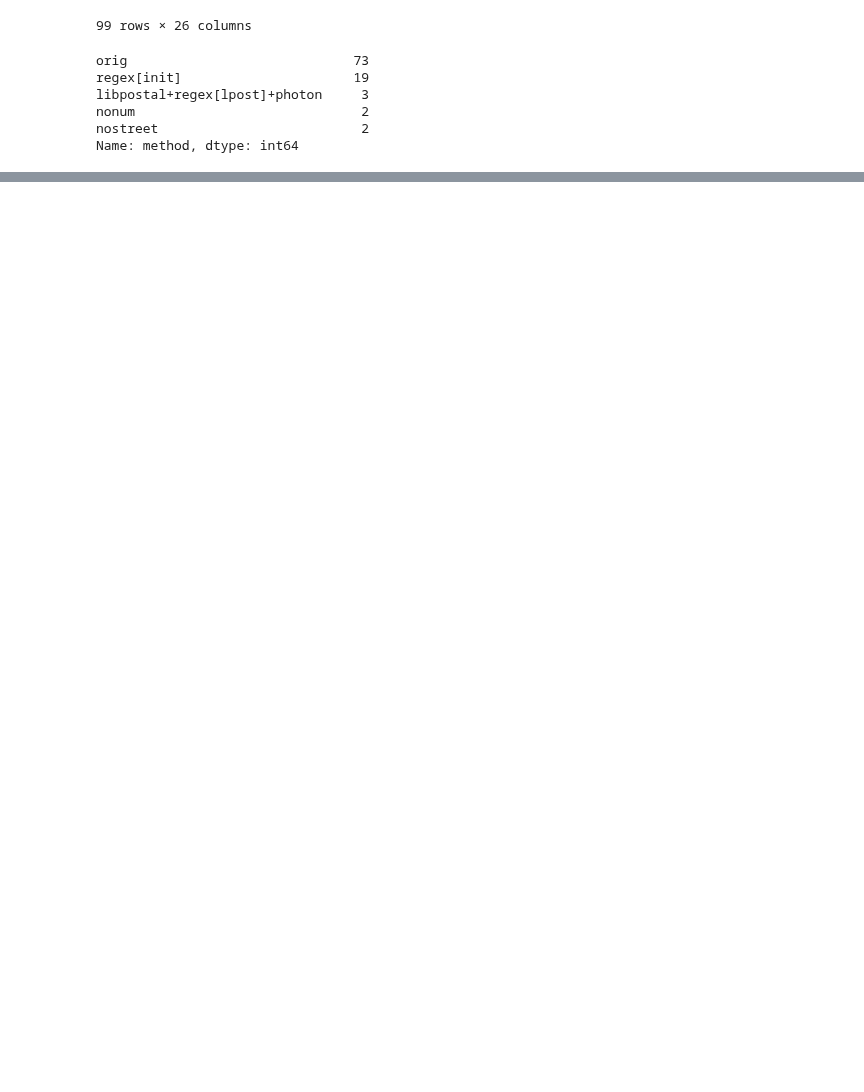
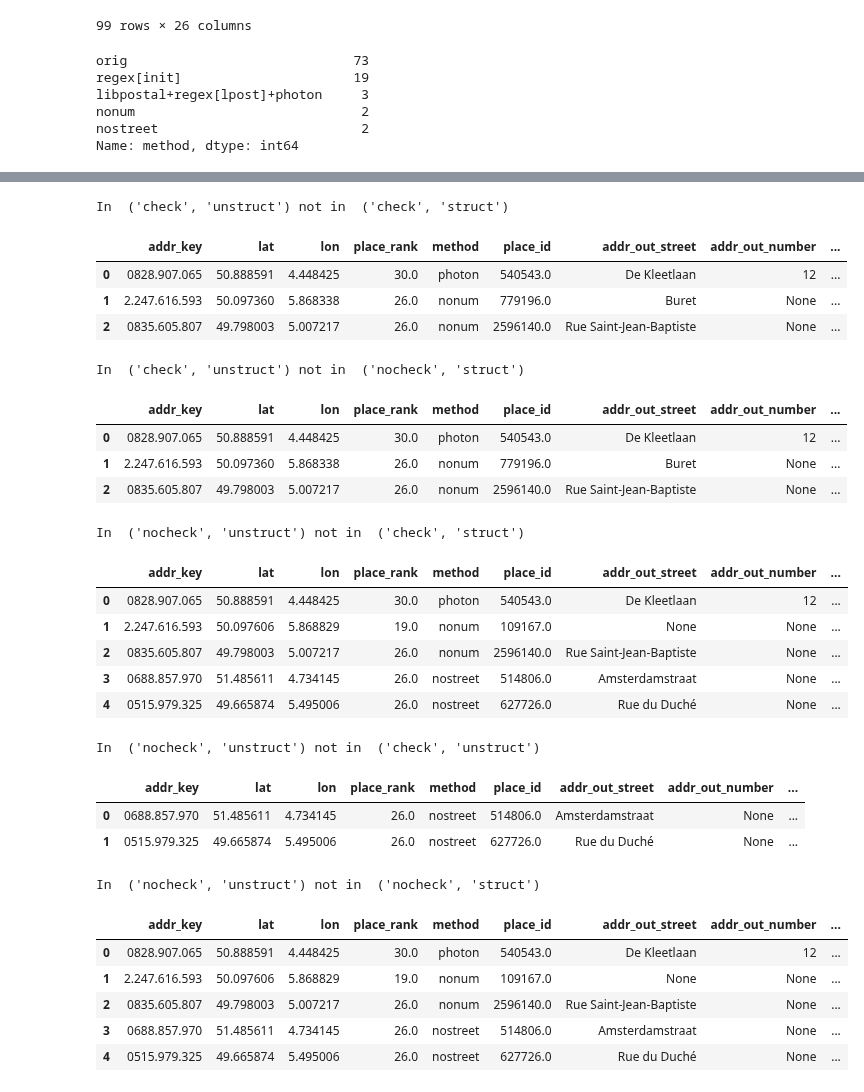
Before and after one commit to SmalsResearch/NominatimWrapper, a Jupyter notebook: AddressCleanserREST_test.ipynb, the cells around one changed output, grey strips where cells are left out. Saved outputs shown, nothing was run; the diff lists cells and outputs as text; code cells hidden in the pictures; blank space fills up the shorter version.

```diff
--- a/AddressCleanserREST_test.ipynb
+++ b/AddressCleanserREST_test.ipynb
@@ -277,0 +307,2 @@ df_res
+# %%
+results[("check", "unstruct")] = call_ws_batch_chunks(addresses, mode="short", check_result=True, structured_osm=False)
@@ -277,0 +331,14 @@ df_res
+# %%
+vc_values = pd.DataFrame(columns=results.keys(), index=results.keys())
+for k1 in results:
+    for k2 in results:
+        if k1>=k2:
+            r1=results[k1]
+            r2=results[k2]
+            mg = r1[["addr_key", "place_id"]].merge(r2[["addr_key", "place_id"]], on="addr_key", how="outer", indicator=True)
+            vc = mg._merge.value_counts()
+
+            #print(f"{str(k1):25} vs {str(k2):25} : {vc['both']}/{vc['left_only']}/{vc['right_only']}")
+            vc_values.loc[k1, k2]=f"{vc['both']} ({mg[mg.place_id_x == mg.place_id_y].shape[0]}) / {vc['left_only']} / {vc['right_only']}"
+print("Common in both (agree on result) / results only for row / results only for columns")
+vc_values.fillna("")
@@ -277,0 +353,46 @@ df_res
+# %%
+for k1 in results:
+    for k2 in results:
+        if k1>k2:
+            r1=results[k1]
+            r2=results[k2]
+            mg = r1[["addr_key", "place_id"]].merge(r2[["addr_key", "place_id"]], on="addr_key", how="outer", indicator=True)
+
+            if (mg._merge=="left_only").any() :
+                print("In ", k1, "not in ", k2)
+
+                display(r1[r1.addr_key.isin(mg[mg._merge=="left_only"].addr_key)].merge(addresses.rename({addr_key_field:"addr_key"}, axis=1)))
+
+            if (mg._merge=="right_only").any() :
+                print("In ", k2, "not in ", k1)
+
+                display(r2[r2.addr_key.isin(mg[mg._merge=="right_only"].addr_key)].merge(addresses.rename({addr_key_field:"addr_key"}, axis=1)))
+# %% [output]
+In  ('check', 'unstruct') not in  ('check', 'struct')
+|  | addr_key | lat | lon | place_rank | method | place_id | addr_out_street | addr_out_number | ... |
+| 0 | 0828.907.065 | 50.888591 | 4.448425 | 30.0 | photon | 540543.0 | De Kleetlaan | 12 | ... |
+| 1 | 2.247.616.593 | 50.097360 | 5.868338 | 26.0 | nonum | 779196.0 | Buret | None | ... |
+| 2 | 0835.605.807 | 49.798003 | 5.007217 | 26.0 | nonum | 2596140.0 | Rue Saint-Jean-Baptiste | None | ... |
+In  ('check', 'unstruct') not in  ('nocheck', 'struct')
+|  | addr_key | lat | lon | place_rank | method | place_id | addr_out_street | addr_out_number | ... |
+| 0 | 0828.907.065 | 50.888591 | 4.448425 | 30.0 | photon | 540543.0 | De Kleetlaan | 12 | ... |
+| 1 | 2.247.616.593 | 50.097360 | 5.868338 | 26.0 | nonum | 779196.0 | Buret | None | ... |
+| 2 | 0835.605.807 | 49.798003 | 5.007217 | 26.0 | nonum | 2596140.0 | Rue Saint-Jean-Baptiste | None | ... |
+In  ('nocheck', 'unstruct') not in  ('check', 'struct')
+|  | addr_key | lat | lon | place_rank | method | place_id | addr_out_street | addr_out_number | ... |
+| 0 | 0828.907.065 | 50.888591 | 4.448425 | 30.0 | photon | 540543.0 | De Kleetlaan | 12 | ... |
+| 1 | 2.247.616.593 | 50.097606 | 5.868829 | 19.0 | nonum | 109167.0 | None | None | ... |
+| 2 | 0835.605.807 | 49.798003 | 5.007217 | 26.0 | nonum | 2596140.0 | Rue Saint-Jean-Baptiste | None | ... |
+| 3 | 0688.857.970 | 51.485611 | 4.734145 | 26.0 | nostreet | 514806.0 | Amsterdamstraat | None | ... |
+| 4 | 0515.979.325 | 49.665874 | 5.495006 | 26.0 | nostreet | 627726.0 | Rue du Duché | None | ... |
+In  ('nocheck', 'unstruct') not in  ('check', 'unstruct')
+|  | addr_key | lat | lon | place_rank | method | place_id | addr_out_street | addr_out_number | ... |
+| 0 | 0688.857.970 | 51.485611 | 4.734145 | 26.0 | nostreet | 514806.0 | Amsterdamstraat | None | ... |
+| 1 | 0515.979.325 | 49.665874 | 5.495006 | 26.0 | nostreet | 627726.0 | Rue du Duché | None | ... |
+In  ('nocheck', 'unstruct') not in  ('nocheck', 'struct')
+|  | addr_key | lat | lon | place_rank | method | place_id | addr_out_street | addr_out_number | ... |
+| 0 | 0828.907.065 | 50.888591 | 4.448425 | 30.0 | photon | 540543.0 | De Kleetlaan | 12 | ... |
+| 1 | 2.247.616.593 | 50.097606 | 5.868829 | 19.0 | nonum | 109167.0 | None | None | ... |
+| 2 | 0835.605.807 | 49.798003 | 5.007217 | 26.0 | nonum | 2596140.0 | Rue Saint-Jean-Baptiste | None | ... |
+| 3 | 0688.857.970 | 51.485611 | 4.734145 | 26.0 | nostreet | 514806.0 | Amsterdamstraat | None | ... |
+| 4 | 0515.979.325 | 49.665874 | 5.495006 | 26.0 | nostreet | 627726.0 | Rue du Duché | None | ... |
```
Also changed, not shown: parts of 21 cells of this notebook, 10 other files.
